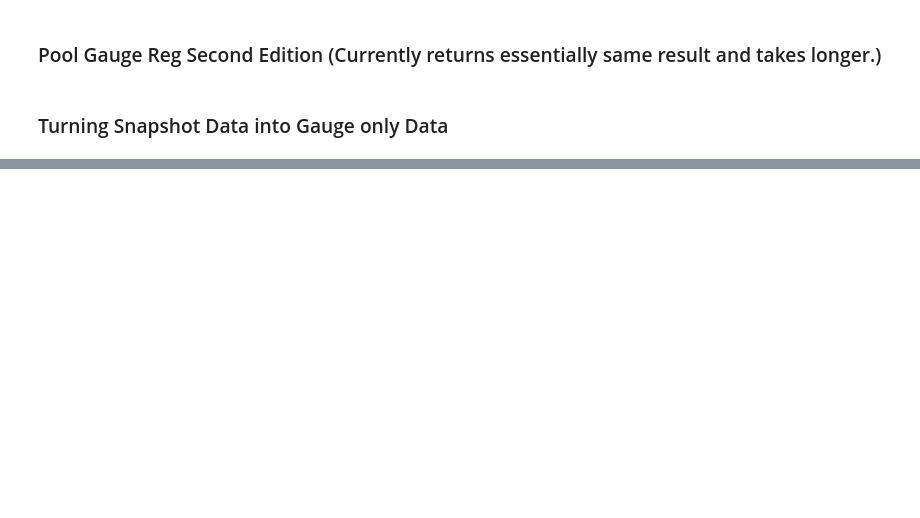
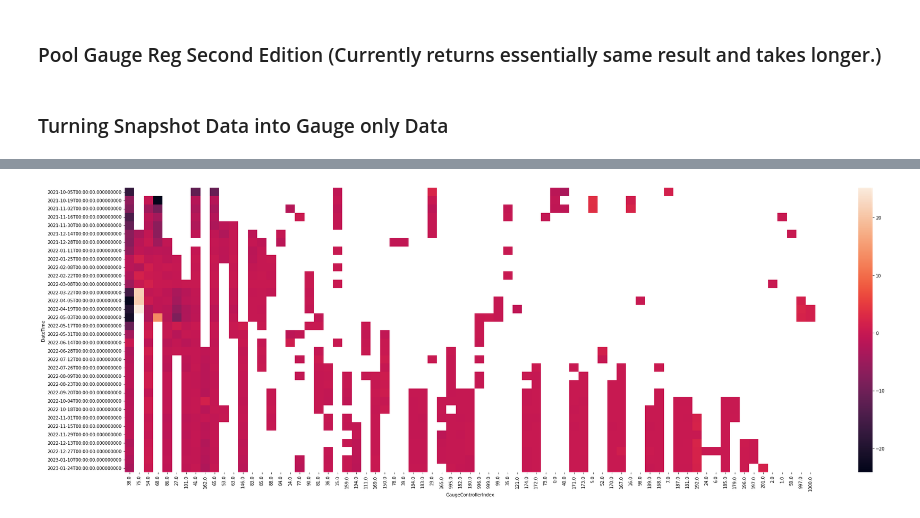
Before and after one commit to DoominEth/Web3DataSandbox, a Jupyter notebook: Untitled.ipynb, the cells around one changed output, grey strips where cells are left out. Saved outputs shown, nothing was run; the diff lists cells and outputs as text; code cells hidden in the pictures; blank space fills up the shorter version.

```diff
--- a/Untitled.ipynb
+++ b/Untitled.ipynb
@@ -641,0 +1129,20 @@ gaugeData.loc[20,'choices']
+# %%
+# Create a separate data frame that holds the sum of bribe_in_Usd for each GaugeControllerIndex
+heatDF = pd.read_excel("Final_Data_Frame3.xlsx")
+
+bribe_sum = heatDF.groupby("GaugeControllerIndex")["bribeValueUSD"].sum()
+
+# Sort the bribe_sum in descending order
+bribe_sum = bribe_sum.sort_values(ascending=False)
+
+# Reorder the columns of the pivot table
+newPivot = newPivot.reindex(columns=bribe_sum.index)
+
+newPivot = newPivot.dropna(axis=1, how='all')
+# Plot the heatmap
+plt.figure(figsize=(30,10))
+ax = sns.heatmap(data=newPivot, annot=False)
+plt.tight_layout()
+plt.show()
+# %% [output]
+[figure, added]
```
Also changed, not shown: parts of 99 cells of this notebook.
